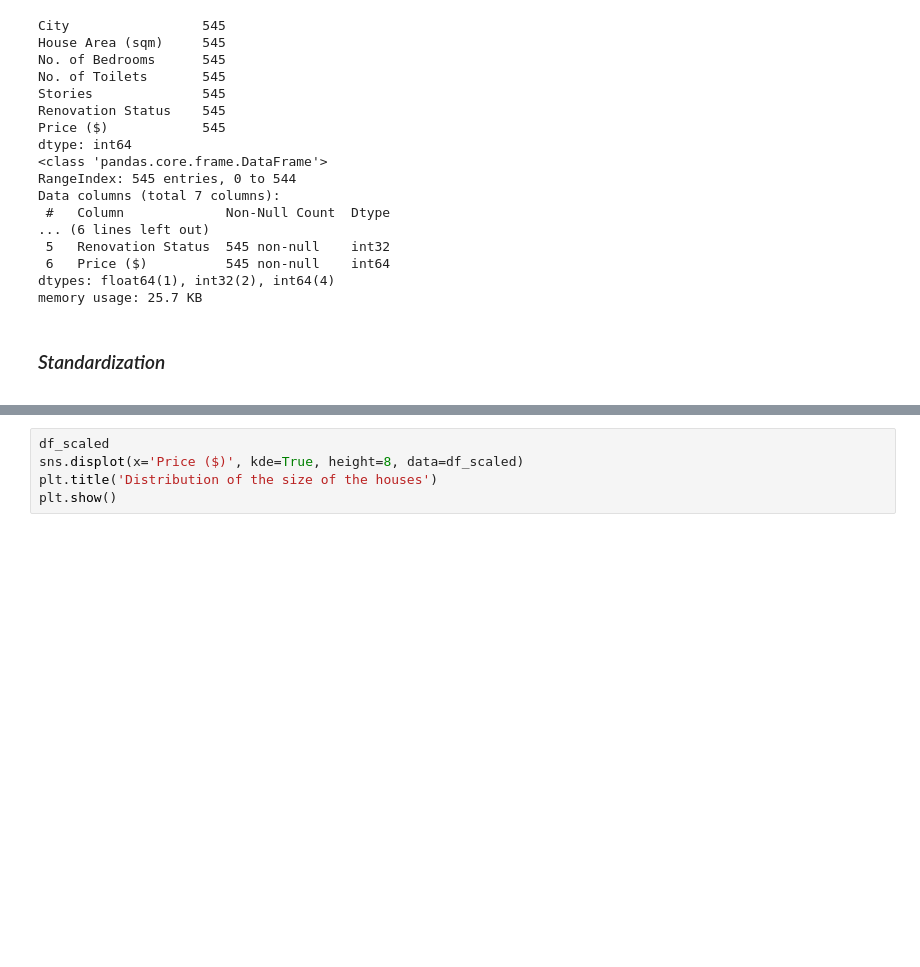
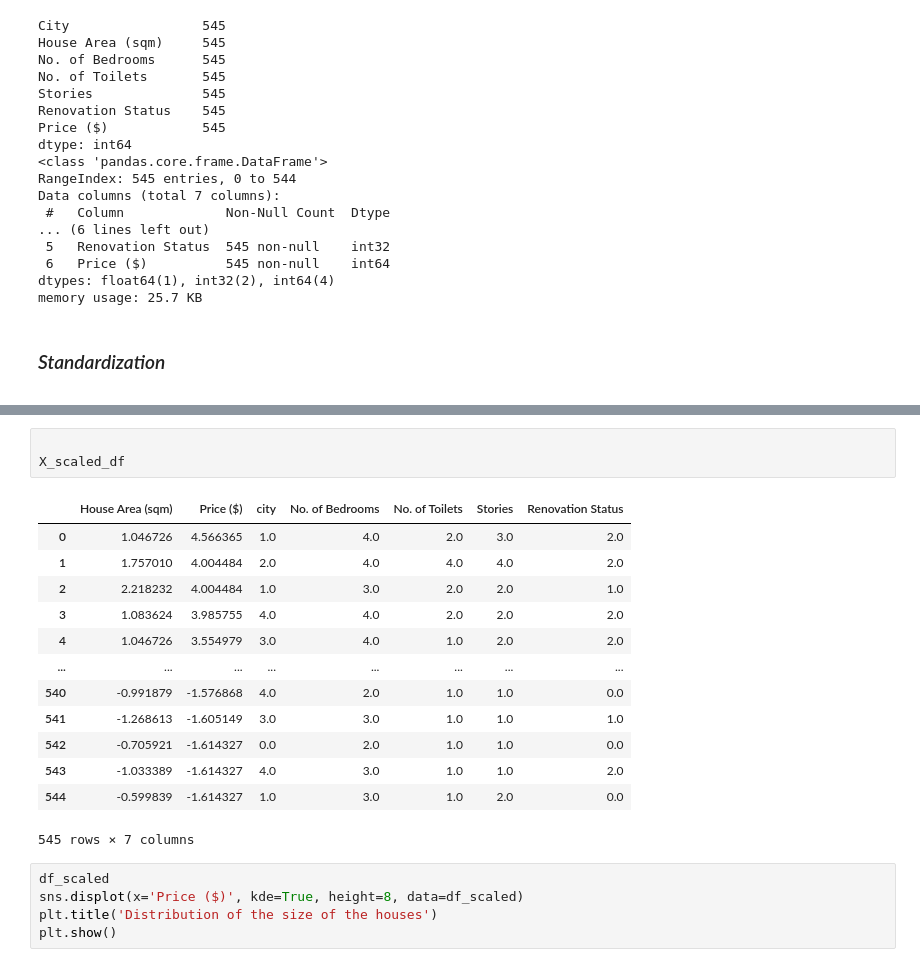
Before and after one commit to ahmakhoo/AIML-CA1, a Jupyter notebook: AIML/CA1/CA1 code part 2.ipynb, the cells around one changed output, grey strips where cells are left out. Drawn from its saved outputs; the diff is of its cells as text; blank space fills up the shorter version.

```diff
--- a/AIML/CA1/CA1 code part 2.ipynb
+++ b/AIML/CA1/CA1 code part 2.ipynb
@@ -305,3 +354,20 @@ df_scaled2[columns_to_scale] = scaler2.transform(df[columns_to_scale])
+# %%
+
+X_scaled_df
+# %% [output]
+|  | House Area (sqm) | Price ($) | city | No. of Bedrooms | No. of Toilets | Stories | Renovation Status |
+| 0 | 1.046726 | 4.566365 | 1.0 | 4.0 | 2.0 | 3.0 | 2.0 |
+| 1 | 1.757010 | 4.004484 | 2.0 | 4.0 | 4.0 | 4.0 | 2.0 |
+| 2 | 2.218232 | 4.004484 | 1.0 | 3.0 | 2.0 | 2.0 | 1.0 |
+| 3 | 1.083624 | 3.985755 | 4.0 | 4.0 | 2.0 | 2.0 | 2.0 |
+| 4 | 1.046726 | 3.554979 | 3.0 | 4.0 | 1.0 | 2.0 | 2.0 |
+| ... | ... | ... | ... | ... | ... | ... | ... |
+| 540 | -0.991879 | -1.576868 | 4.0 | 2.0 | 1.0 | 1.0 | 0.0 |
+| 541 | -1.268613 | -1.605149 | 3.0 | 3.0 | 1.0 | 1.0 | 1.0 |
+| 542 | -0.705921 | -1.614327 | 0.0 | 2.0 | 1.0 | 1.0 | 0.0 |
+| 543 | -1.033389 | -1.614327 | 4.0 | 3.0 | 1.0 | 1.0 | 2.0 |
+| 544 | -0.599839 | -1.614327 | 1.0 | 3.0 | 1.0 | 2.0 | 0.0 |
+545 rows × 7 columns
 # %%
 df_scaled
 sns.displot(x='Price ($)', kde=True, height=8, data=df_scaled)
```
Also changed, not shown: parts of 7 cells of this notebook, 1 other file.
